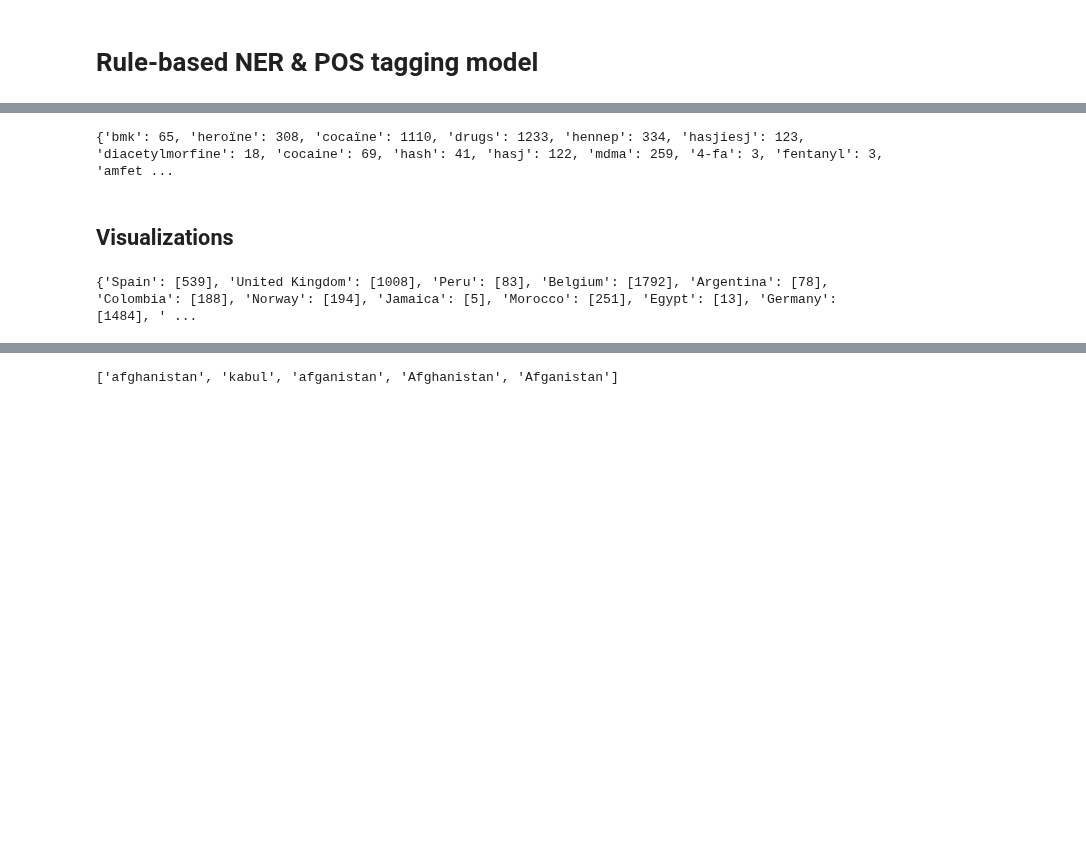
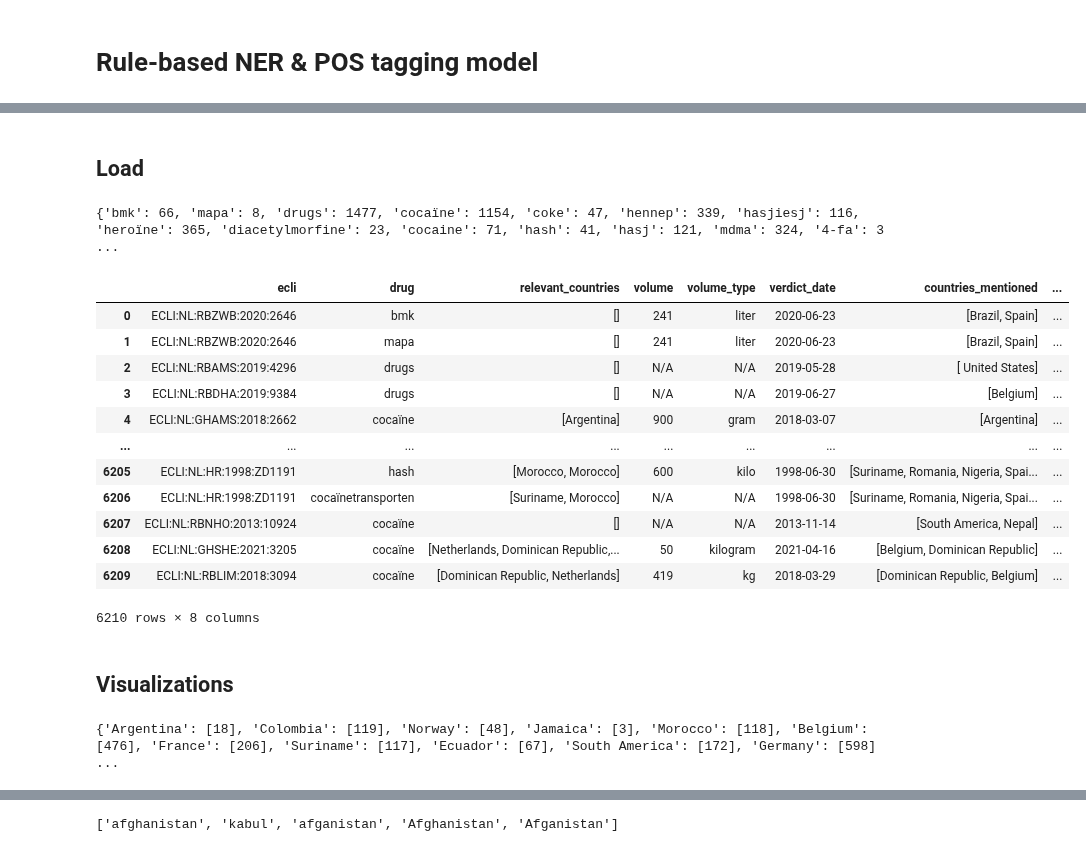
Before and after one commit to bloemetjesgordijn/Master-thesis, a Jupyter notebook: New.ipynb, the cells around one changed output, grey strips where cells are left out. Cells and saved outputs as stored; diff of their text form; code cells hidden in the pictures; blank space fills up the shorter version.

```diff
--- a/New.ipynb
+++ b/New.ipynb
@@ -622,9 +660,0 @@ for index, row in final_df.iterrows():
-# %%
-date_list = []
-for index, row in final_df_filtered.iterrows():
-    ecli = row['ecli']
-    case = merged_df[merged_df['id'] == ecli.replace(':', '-')]
-    date = case['verdict_date'].iloc[0]
-    date_list.append(date)
-
-final_df_filtered['verdict_date'] = date_list
@@ -631,6 +685,10 @@ final_df_filtered['verdict_date'] = date_list
+# %% [markdown]
+## Load
+# %%
+final_df = pd.read_pickle("final_df.pkl")
 # %%
 drug_dict = {}
-for index, row in final_df_filtered.iterrows():
+for index, row in final_df.iterrows():
     drug = row['drug']
     if drug not in drug_dict:
         drug_dict[drug] = 0
@@ -638,13 +696,52 @@ for index, row in final_df_filtered.iterrows():
 
 print(drug_dict)
 # %% [output]
-{'bmk': 65, 'heroïne': 308, 'cocaïne': 1110, 'drugs': 1233, 'hennep': 334, 'hasjiesj': 123, 'diacetylmorfine': 18, 'cocaine': 69, 'hash': 41, 'hasj': 122, 'mdma': 259, '4-fa': 3, 'fentanyl': 3, 'amfet ...
+{'bmk': 66, 'mapa': 8, 'drugs': 1477, 'cocaïne': 1154, 'coke': 47, 'hennep': 339, 'hasjiesj': 116, 'heroïne': 365, 'diacetylmorfine': 23, 'cocaine': 71, 'hash': 41, 'hasj': 121, 'mdma': 324, '4-fa': 3 ...
+# %%
+drug_translation_dict = {
+    'precursor': ['bmk', 'mapa', 'n-formylamfetamine', 'methanol', 'piperonal', 'aceton', 'pmk', 'bmk.6', 'isosafrol', 'gbl', 'piperonylmethylketon', 'mierenzuur', 'apaan', 'formamide', 'benzylmethylketon', 'ethylacetaat'],
+    'heroin': ['diacetylmorfine', 'heroïne', 'heroine'],
+    'general': ['drugs', 'olie', 'harddrugs', 'cafeïne', 'lidocaïne', 'tabletten', 'kristallen', 'pillen', 'pil'],
+    'cocaine': ['cocaïne', 'crack', 'coke', 'cocaine', 'cocaïnetransport', 'cocaïnetransporten', 'weed', 'hashish'],
+    'cannabis': ['hennep', 'hasjiesj', 'hash', 'hasj', 'wiet', 'marihuana', 'cannabis'],
+    'amphetamines': ['mdma', 'xtc/mdma', 'mdma/xtc', 'mdma-kristallen', 'ecstasy', 'amfetamine-olie', 'amfetaminepasta', 'amfetaminen', 'amfetamineolie', 'mdma-poeder', 'amfetaminebase', 'xtc', '4-fa', '34-methyleendioxymethamfetamine', 'meth', 'pep', 'mdma-pillen', 'methamfetamine', 'amfetamine', 'xtc-pillen', 'mdea', 'tenamfetamine', 'xtc-tabletten', 'speed', 'metamfetamine'],
+    'opioids': ['fentanyl', 'opium', 'methadon', 'codeïne', 'fenacetine'],
+    'unidentified': ['2c-b', 'psilocine', 'oxycodon', 'psilocybine', 'morfine', 'ghb', 'crystal', 'lsd', 'coffeïne', 'paracetamol', 'ketamine', 'diamorfine', 'diazepam', 'temazepam']}
+# %%
+general_drug_list = []
+
+for index, row in final_df.iterrows():
+    drug_type = row['drug']
+    general_type = ''
+    for key in drug_translation_dict:
+        drug_list = drug_translation_dict[key]
+        if drug_type in drug_list:
+            general_type = key
+
+    general_drug_list.append(general_type)
+
+final_df['general_drug_type'] = general_drug_list
+final_df
+# %% [output]
+|  | ecli | drug | relevant_countries | volume | volume_type | verdict_date | countries_mentioned | ... |
+| 0 | ECLI:NL:RBZWB:2020:2646 | bmk | [] | 241 | liter | 2020-06-23 | [Brazil, Spain] | ... |
+| 1 | ECLI:NL:RBZWB:2020:2646 | mapa | [] | 241 | liter | 2020-06-23 | [Brazil, Spain] | ... |
+| 2 | ECLI:NL:RBAMS:2019:4296 | drugs | [] | N/A | N/A | 2019-05-28 | [ United States] | ... |
+| 3 | ECLI:NL:RBDHA:2019:9384 | drugs | [] | N/A | N/A | 2019-06-27 | [Belgium] | ... |
+| 4 | ECLI:NL:GHAMS:2018:2662 | cocaïne | [Argentina] | 900 | gram | 2018-03-07 | [Argentina] | ... |
+| ... | ... | ... | ... | ... | ... | ... | ... | ... |
+| 6205 | ECLI:NL:HR:1998:ZD1191 | hash | [Morocco, Morocco] | 600 | kilo | 1998-06-30 | [Suriname, Romania, Nigeria, Spai... | ... |
+| 6206 | ECLI:NL:HR:1998:ZD1191 | cocaïnetransporten | [Suriname, Morocco] | N/A | N/A | 1998-06-30 | [Suriname, Romania, Nigeria, Spai... | ... |
+| 6207 | ECLI:NL:RBNHO:2013:10924 | cocaïne | [] | N/A | N/A | 2013-11-14 | [South America, Nepal] | ... |
+| 6208 | ECLI:NL:GHSHE:2021:3205 | cocaïne | [Netherlands, Dominican Republic,... | 50 | kilogram | 2021-04-16 | [Belgium, Dominican Republic] | ... |
+| 6209 | ECLI:NL:RBLIM:2018:3094 | cocaïne | [Dominican Republic, Netherlands] | 419 | kg | 2018-03-29 | [Dominican Republic, Belgium] | ... |
+6210 rows × 8 columns
 # %% [markdown]
 ## Visualizations
 # %%
 vectorcounts = {}
 
-for index, row in final_df_filtered.iterrows():
+for index, row in final_df.iterrows():
     locs = row['relevant_countries']
     for loc in locs:
         loc = loc.strip()
@@ -655,7 +752,7 @@ for index, row in final_df_filtered.iterrows():
 
 print(vectorcounts)
 # %% [output]
-{'Spain': [539], 'United Kingdom': [1008], 'Peru': [83], 'Belgium': [1792], 'Argentina': [78], 'Colombia': [188], 'Norway': [194], 'Jamaica': [5], 'Morocco': [251], 'Egypt': [13], 'Germany': [1484], ' ...
+{'Argentina': [18], 'Colombia': [119], 'Norway': [48], 'Jamaica': [3], 'Morocco': [118], 'Belgium': [476], 'France': [206], 'Suriname': [117], 'Ecuador': [67], 'South America': [172], 'Germany': [598] ...
 # %%
 import plotly.express as px
 import numpy as np
```
Also changed, not shown: parts of 24 cells of this notebook, 5 other files.
